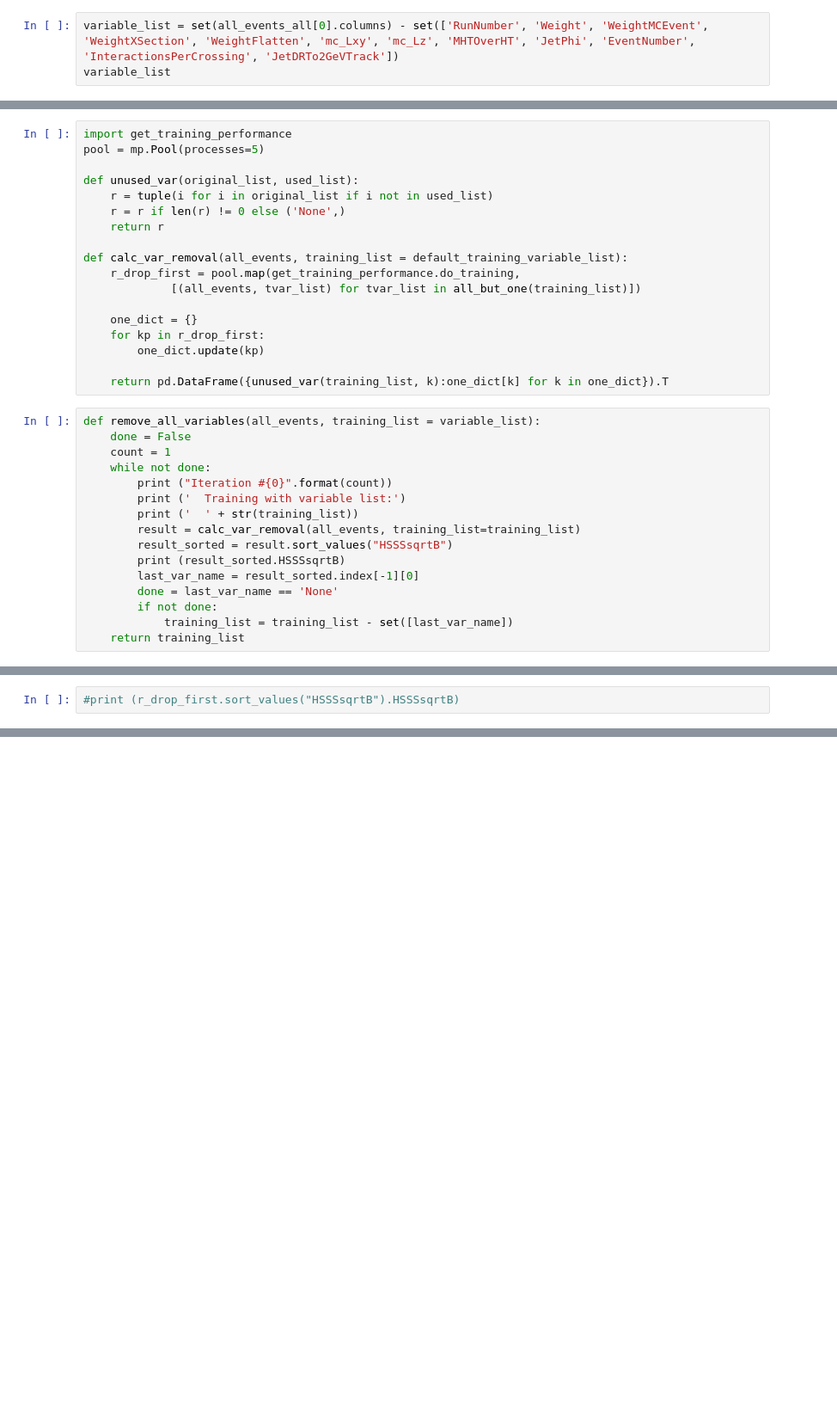
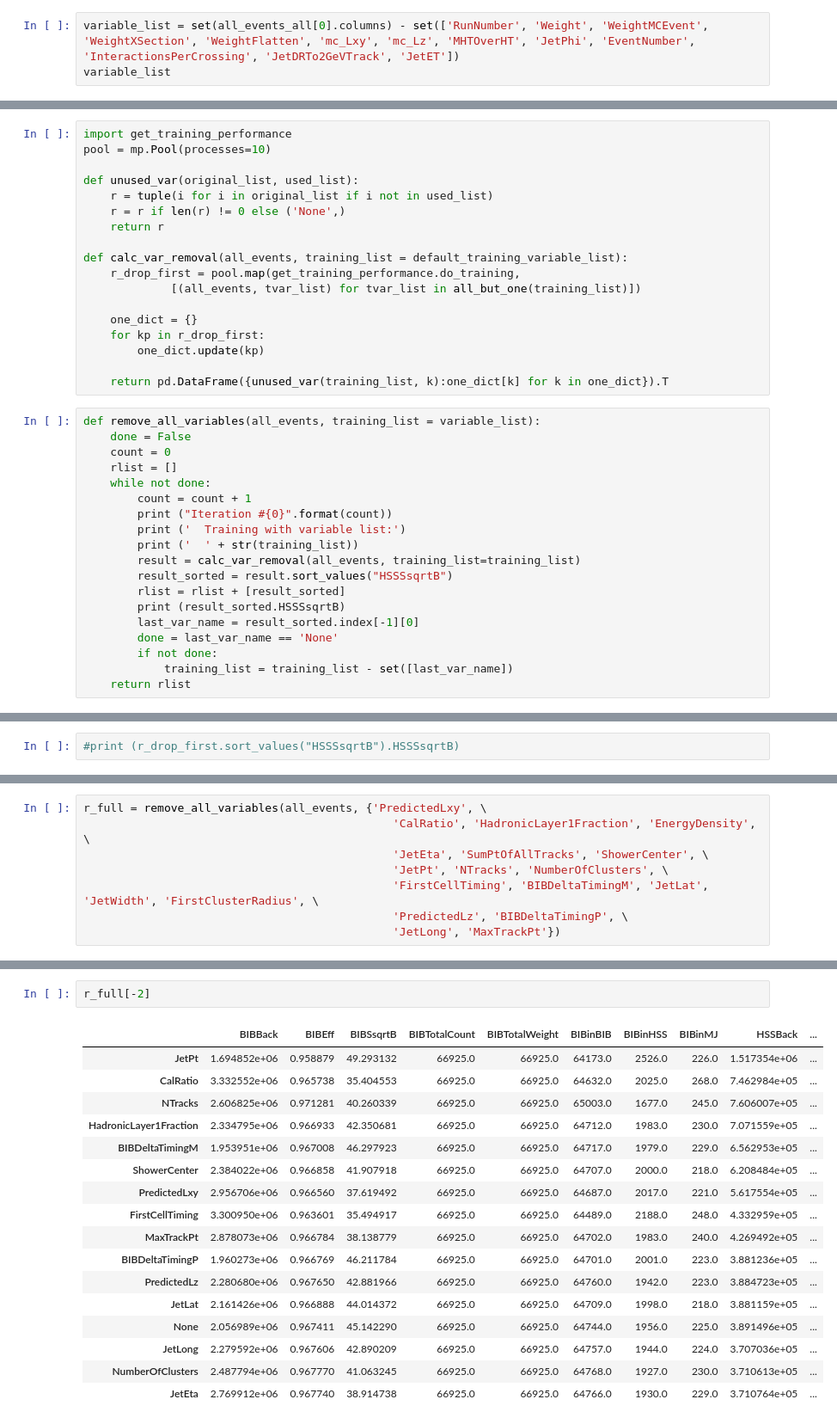
Before and after one commit to gordonwatts/JetCutStudies, a Jupyter notebook: notebooks/Training Variables.ipynb, the cells around one changed output, grey strips where cells are left out. Shown at 86% size. Cells and saved outputs as stored; diff of their text form; blank space fills up the shorter version.

Commit message:
Run full set of variables

```diff
--- a/notebooks/Training Variables.ipynb
+++ b/notebooks/Training Variables.ipynb
@@ -75,7 +51,7 @@ Index(['RunNumber', 'Weight', 'WeightMCEvent', 'WeightXSection',
        'PredictedLzLowEta'],
       dtype='object')
 # %%
-variable_list = set(all_events_all[0].columns) - set(['RunNumber', 'Weight', 'WeightMCEvent', 'WeightXSection', 'WeightFlatten', 'mc_Lxy', 'mc_Lz', 'MHTOverHT', 'JetPhi', 'EventNumber', 'InteractionsPerCrossing', 'JetDRTo2GeVTrack'])
+variable_list = set(all_events_all[0].columns) - set(['RunNumber', 'Weight', 'WeightMCEvent', 'WeightXSection', 'WeightFlatten', 'mc_Lxy', 'mc_Lz', 'MHTOverHT', 'JetPhi', 'EventNumber', 'InteractionsPerCrossing', 'JetDRTo2GeVTrack', 'JetET'])
 variable_list
 # %% [output]
 {'BIBDeltaTimingM',
@@ -139,7 +115,7 @@ def all_but_one (vlist, number_to_drop = 1):
     return var_training_list
 # %%
 import get_training_performance
-pool = mp.Pool(processes=5)
+pool = mp.Pool(processes=10)
 
 def unused_var(original_list, used_list):
     r = tuple(i for i in original_list if i not in used_list)
@@ -158,19 +134,22 @@ def calc_var_removal(all_events, training_list = default_training_variable_list)
 # %%
 def remove_all_variables(all_events, training_list = variable_list):
     done = False
-    count = 1
+    count = 0
+    rlist = []
     while not done:
+        count = count + 1
         print ("Iteration #{0}".format(count))
         print ('  Training with variable list:')
         print ('  ' + str(training_list))
         result = calc_var_removal(all_events, training_list=training_list)
         result_sorted = result.sort_values("HSSSsqrtB")
+        rlist = rlist + [result_sorted]
         print (result_sorted.HSSSsqrtB)
         last_var_name = result_sorted.index[-1][0]
         done = last_var_name == 'None'
         if not done:
             training_list = training_list - set([last_var_name])
-    return training_list
+    return rlist
 # %%
 %%time
 #r_drop_first = calc_var_removal(all_events)
@@ -305,0 +221,8 @@ r_drop_forth.sort_values("HSSSsqrtB")[['HSSSsqrtB', 'HSSinHSS', 'MJinHSS', 'BIBi
+# %%
+r_full = remove_all_variables(all_events, {'PredictedLxy', \
+                                              'CalRatio', 'HadronicLayer1Fraction', 'EnergyDensity', \
+                                              'JetEta', 'SumPtOfAllTracks', 'ShowerCenter', \
+                                              'JetPt', 'NTracks', 'NumberOfClusters', \
+                                              'FirstCellTiming', 'BIBDeltaTimingM', 'JetLat', 'JetWidth', 'FirstClusterRadius', \
+                                              'PredictedLz', 'BIBDeltaTimingP', \
+                                              'JetLong', 'MaxTrackPt'})
@@ -305,0 +267,20 @@ r_drop_forth.sort_values("HSSSsqrtB")[['HSSSsqrtB', 'HSSinHSS', 'MJinHSS', 'BIBi
+# %%
+r_full[-2]
+# %% [output]
+|  | BIBBack | BIBEff | BIBSsqrtB | BIBTotalCount | BIBTotalWeight | BIBinBIB | BIBinHSS | BIBinMJ | HSSBack | ... |
+| JetPt | 1.694852e+06 | 0.958879 | 49.293132 | 66925.0 | 66925.0 | 64173.0 | 2526.0 | 226.0 | 1.517354e+06 | ... |
+| CalRatio | 3.332552e+06 | 0.965738 | 35.404553 | 66925.0 | 66925.0 | 64632.0 | 2025.0 | 268.0 | 7.462984e+05 | ... |
+| NTracks | 2.606825e+06 | 0.971281 | 40.260339 | 66925.0 | 66925.0 | 65003.0 | 1677.0 | 245.0 | 7.606007e+05 | ... |
+| HadronicLayer1Fraction | 2.334795e+06 | 0.966933 | 42.350681 | 66925.0 | 66925.0 | 64712.0 | 1983.0 | 230.0 | 7.071559e+05 | ... |
+| BIBDeltaTimingM | 1.953951e+06 | 0.967008 | 46.297923 | 66925.0 | 66925.0 | 64717.0 | 1979.0 | 229.0 | 6.562953e+05 | ... |
+| ShowerCenter | 2.384022e+06 | 0.966858 | 41.907918 | 66925.0 | 66925.0 | 64707.0 | 2000.0 | 218.0 | 6.208484e+05 | ... |
+| PredictedLxy | 2.956706e+06 | 0.966560 | 37.619492 | 66925.0 | 66925.0 | 64687.0 | 2017.0 | 221.0 | 5.617554e+05 | ... |
+| FirstCellTiming | 3.300950e+06 | 0.963601 | 35.494917 | 66925.0 | 66925.0 | 64489.0 | 2188.0 | 248.0 | 4.332959e+05 | ... |
+| MaxTrackPt | 2.878073e+06 | 0.966784 | 38.138779 | 66925.0 | 66925.0 | 64702.0 | 1983.0 | 240.0 | 4.269492e+05 | ... |
+| BIBDeltaTimingP | 1.960273e+06 | 0.966769 | 46.211784 | 66925.0 | 66925.0 | 64701.0 | 2001.0 | 223.0 | 3.881236e+05 | ... |
+| PredictedLz | 2.280680e+06 | 0.967650 | 42.881966 | 66925.0 | 66925.0 | 64760.0 | 1942.0 | 223.0 | 3.884723e+05 | ... |
+| JetLat | 2.161426e+06 | 0.966888 | 44.014372 | 66925.0 | 66925.0 | 64709.0 | 1998.0 | 218.0 | 3.881159e+05 | ... |
+| None | 2.056989e+06 | 0.967411 | 45.142290 | 66925.0 | 66925.0 | 64744.0 | 1956.0 | 225.0 | 3.891496e+05 | ... |
+| JetLong | 2.279592e+06 | 0.967606 | 42.890209 | 66925.0 | 66925.0 | 64757.0 | 1944.0 | 224.0 | 3.707036e+05 | ... |
+| NumberOfClusters | 2.487794e+06 | 0.967770 | 41.063245 | 66925.0 | 66925.0 | 64768.0 | 1927.0 | 230.0 | 3.710613e+05 | ... |
+| JetEta | 2.769912e+06 | 0.967740 | 38.914738 | 66925.0 | 66925.0 | 64766.0 | 1930.0 | 229.0 | 3.710764e+05 | ... |
```
Also changed, not shown: parts of 26 cells of this notebook, 1 other file.
